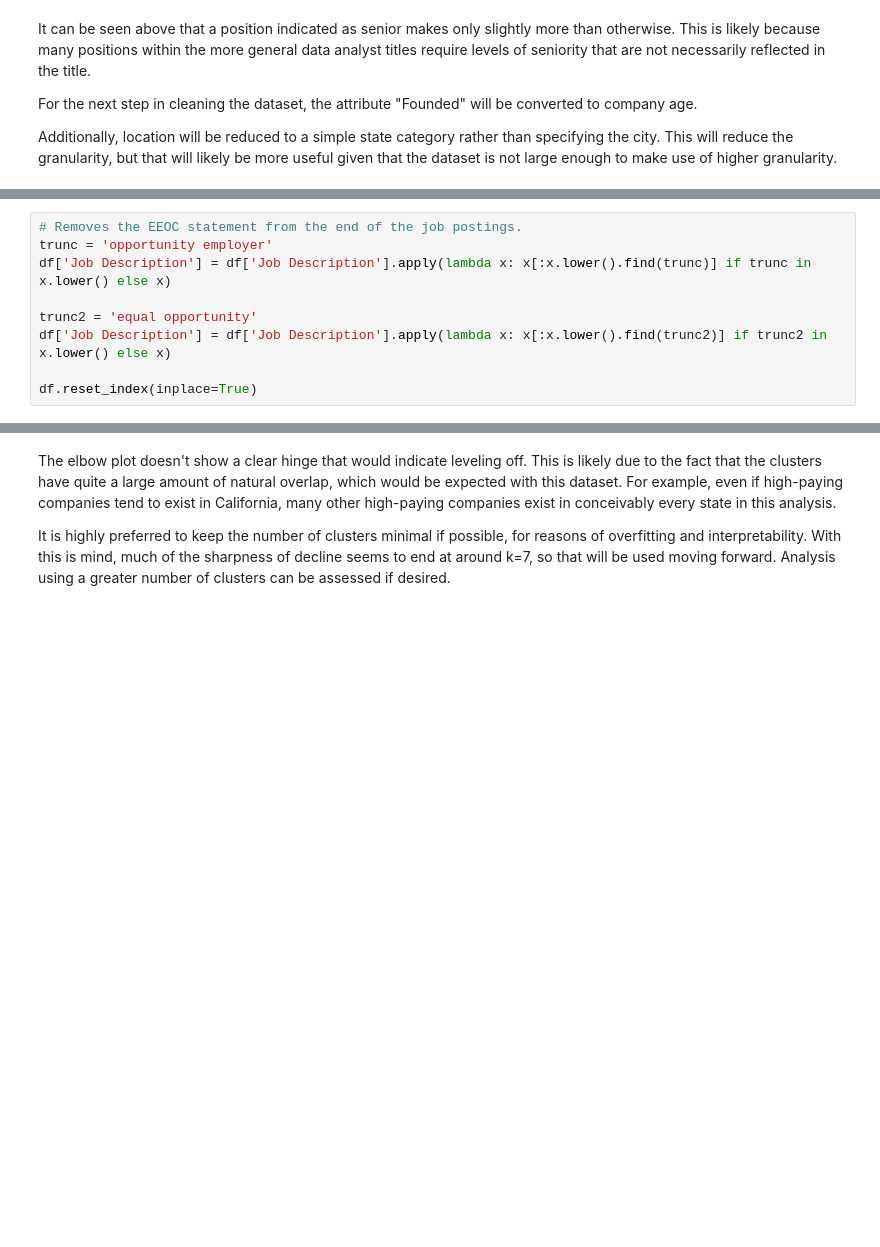
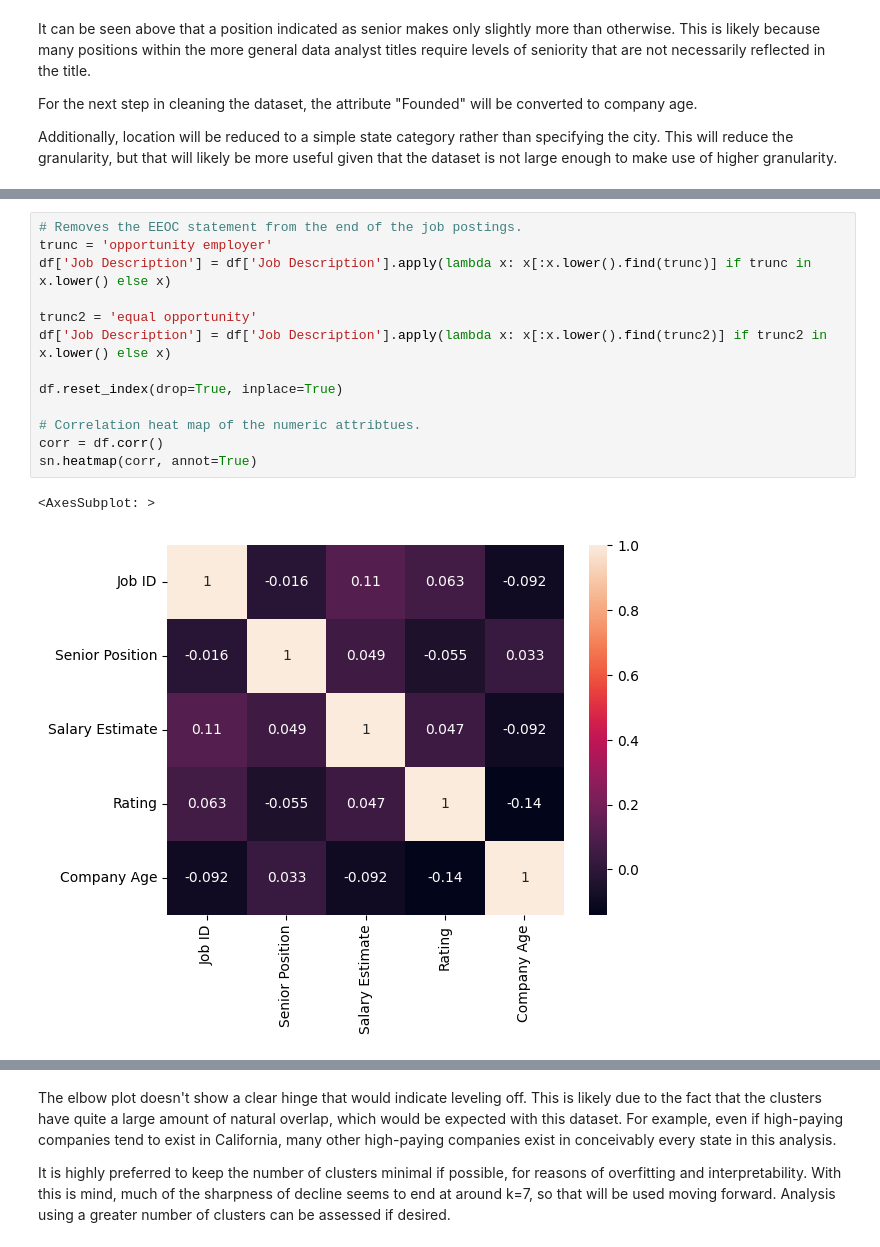
Before and after one commit to iansind/tech-jobs-clustering, a Jupyter notebook: tech_jobs_unsupervised_analysis.ipynb, the cells around one changed output, grey strips where cells are left out. Cells and saved outputs as stored; diff of their text form; blank space fills up the shorter version.

```diff
--- a/tech_jobs_unsupervised_analysis.ipynb
+++ b/tech_jobs_unsupervised_analysis.ipynb
@@ -272,12 +277,19 @@ df.head()
 # %%
 # Removes the EEOC statement from the end of the job postings.
 trunc = 'opportunity employer'
 df['Job Description'] = df['Job Description'].apply(lambda x: x[:x.lower().find(trunc)] if trunc in x.lower() else x)
 
 trunc2 = 'equal opportunity'
 df['Job Description'] = df['Job Description'].apply(lambda x: x[:x.lower().find(trunc2)] if trunc2 in x.lower() else x)
 
-df.reset_index(inplace=True)
+df.reset_index(drop=True, inplace=True)
+
+# Correlation heat map of the numeric attribtues.
+corr = df.corr()
+sn.heatmap(corr, annot=True)
+# %% [output]
+<AxesSubplot: >
+[figure, added]
 # %% [markdown]
 Finally, the boilerplate EEOC statement was trimmed from the end of job descriptions in which it was present, as it bears little relevance on other attributes of the job and it is frequent enough to cause issues with clustering later on.
 
```
Also changed, not shown: parts of 14 cells of this notebook.
